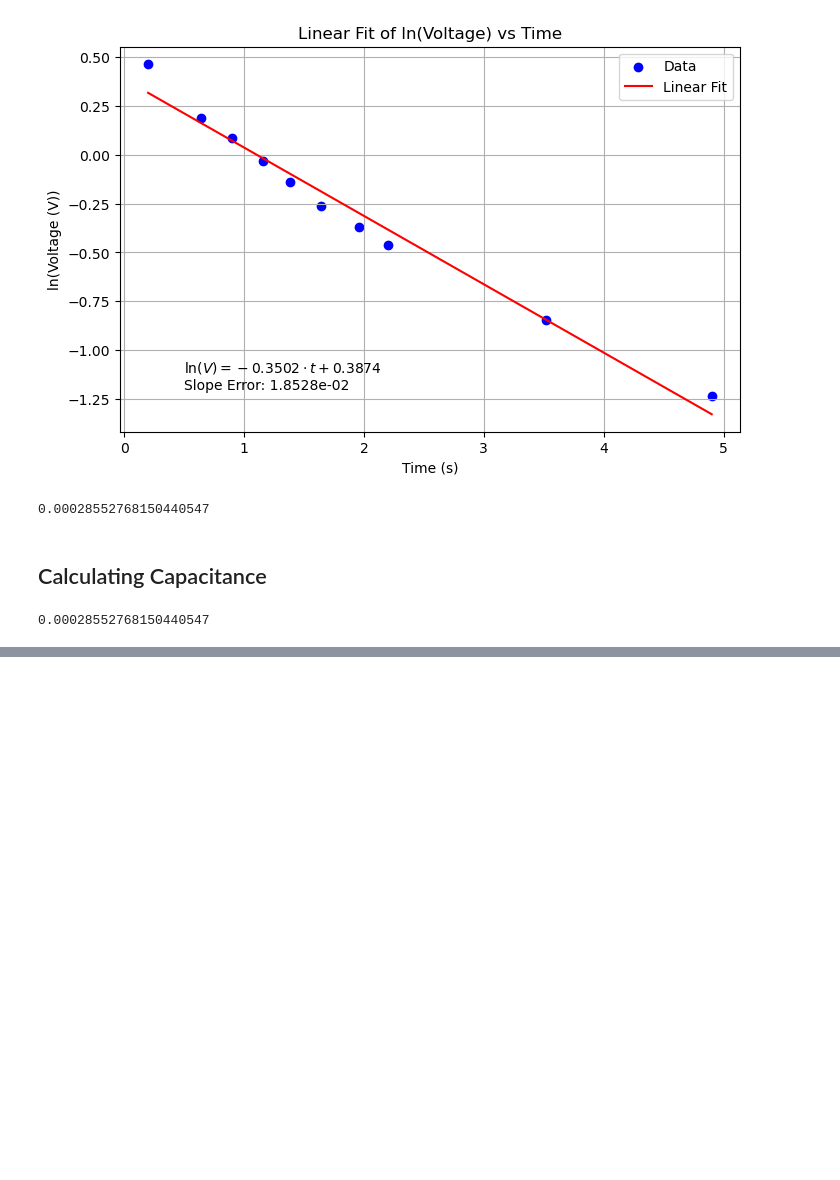
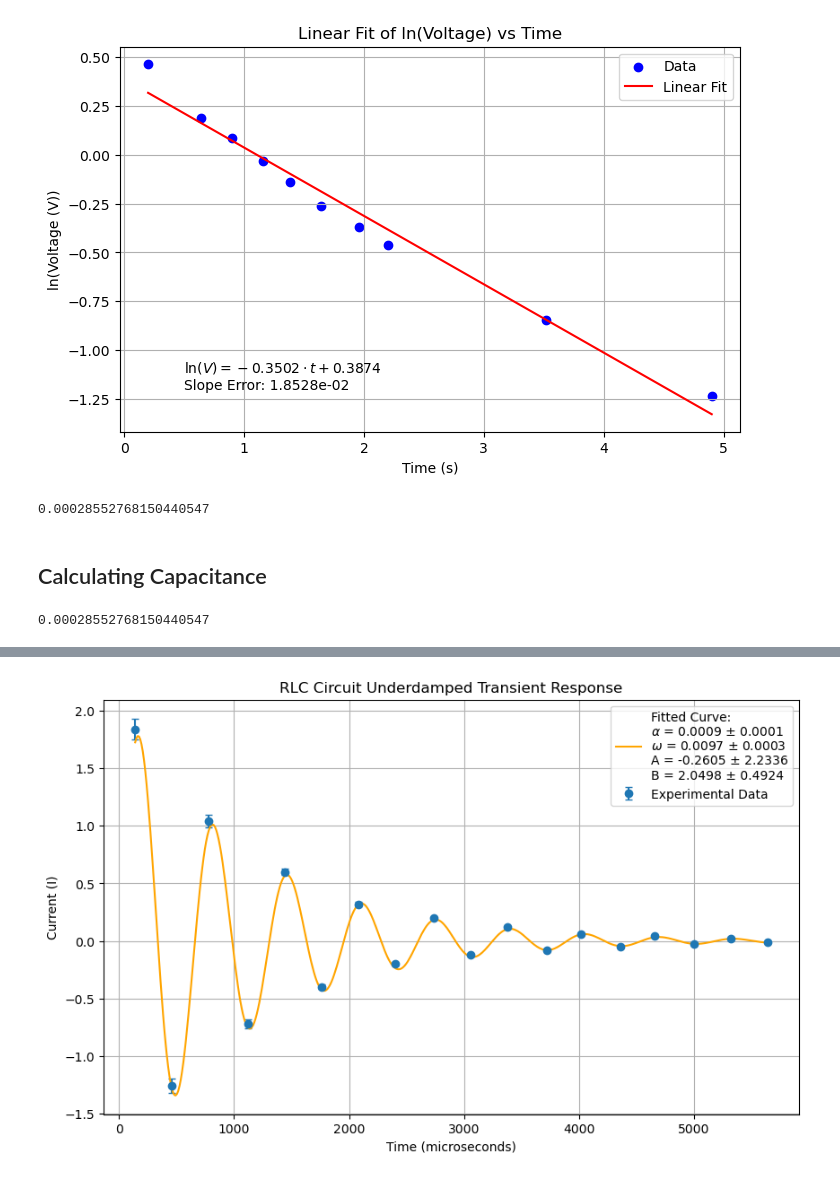
Before and after one commit to Faith-Qiao/physics5bl, a Jupyter notebook: lab10/lab10.ipynb, the cells around one changed output, grey strips where cells are left out. Drawn from its saved outputs; the diff is of its cells as text; code cells hidden in the pictures; blank space fills up the shorter version.

Commit message:
finished with plotting

```diff
--- a/lab10/lab10.ipynb
+++ b/lab10/lab10.ipynb
@@ -144,0 +163,39 @@ C_from_slope
+# %%
+
+df = pd.read_csv('part2a.csv')
+
+# this is from the combined peak and trough  data
+time = np.array([140, 780, 1440, 2080, 2740, 3380, 4020, 4660, 5320, 460, 1120, 1760, 2400, 3060, 3720, 4360, 5000, 5640])
+current = np.array([1.84, 1.04, 0.600, 0.320, 0.200, 0.120, 0.056, 0.040, 0.024, -1.26, -0.720, -0.400, -0.200, -0.120, -0.080, -0.048, -0.024, -0.012])
+
+error = np.abs(0.05 * current)
+
+def current_model(t, alpha, omega, A, B):
+    return np.exp(-alpha * t) * (A * np.cos(omega * t) + B * np.sin(omega * t))
+
+# curve fitting
+initial_guess = [0.0001, 0.001, 1.0, 1.0]
+params, covariance = curve_fit(current_model, time, current, p0=initial_guess, sigma=error)
+
+# fitted parameters and their standard deviations
+alpha_fit, omega_fit, A_fit, B_fit = params
+alpha_error, omega_error, A_error, B_error = np.sqrt(np.diag(covariance))
+
+#  plotting the fitted curve
+time_fine = np.linspace(time.min(), time.max(), 500)
+current_fitted = current_model(time_fine, alpha_fit, omega_fit, A_fit, B_fit)
+plt.figure(figsize=(10, 6))
+plt.errorbar(time, current, yerr=error, fmt='o', label='Experimental Data', capsize=3)
+plt.plot(time_fine, current_fitted, 'r-', color = 'orange', label=f'Fitted Curve:\n$\\alpha$ = {alpha_fit:.4f} ± {alpha_error:.4f}\n'
+                                                f'$\\omega$ = {omega_fit:.4f} ± {omega_error:.4f}\n'
+                                                f'A = {A_fit:.4f} ± {A_error:.4f}\n'
+                                                f'B = {B_fit:.4f} ± {B_error:.4f}')
+
+plt.xlabel('Time (microseconds)')
+plt.ylabel('Current (I)')
+plt.title('RLC Circuit Underdamped Transient Response')
+plt.legend()
+plt.grid(True)
+plt.show()
+# %% [output]
+[figure, added]
```
Also changed, not shown: parts of 6 cells of this notebook, 1 other file.
